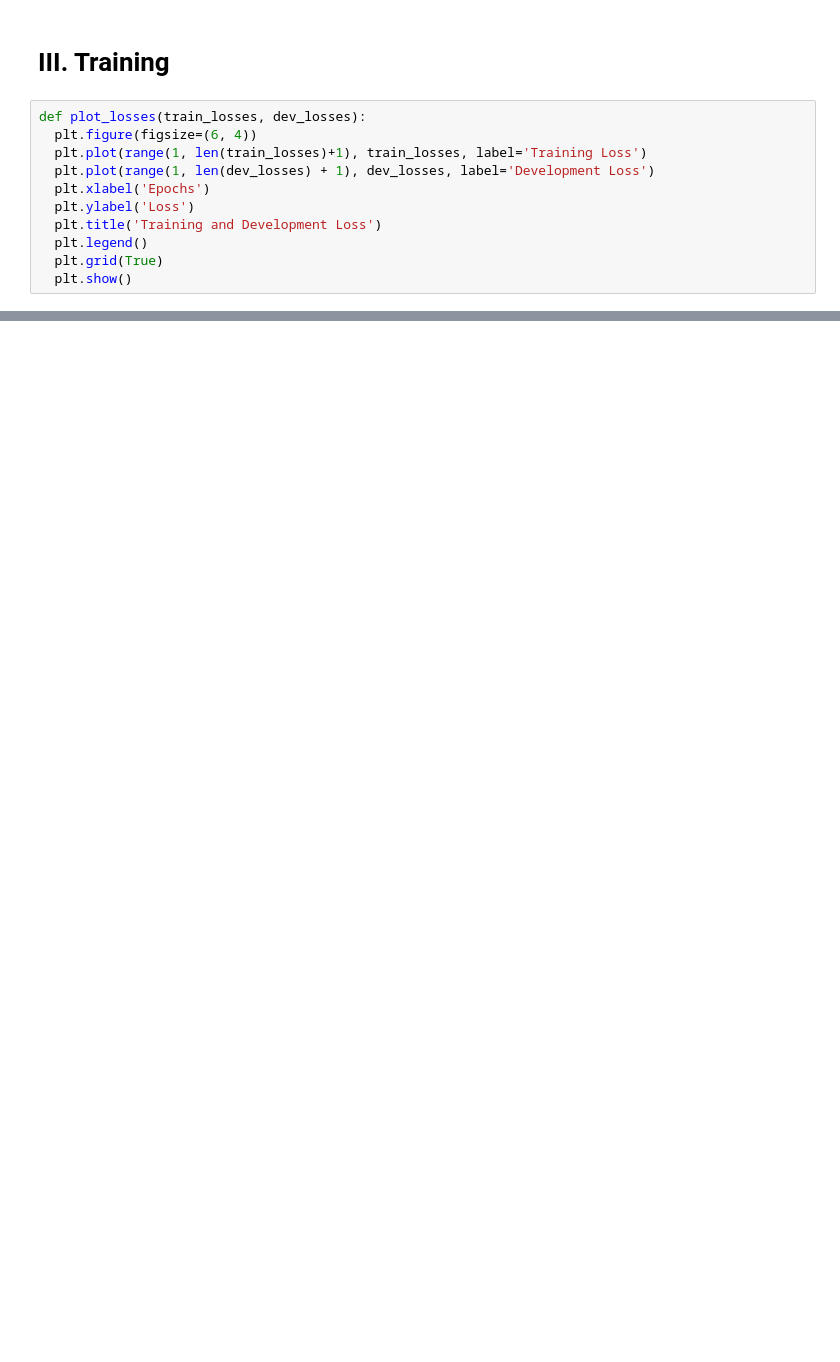
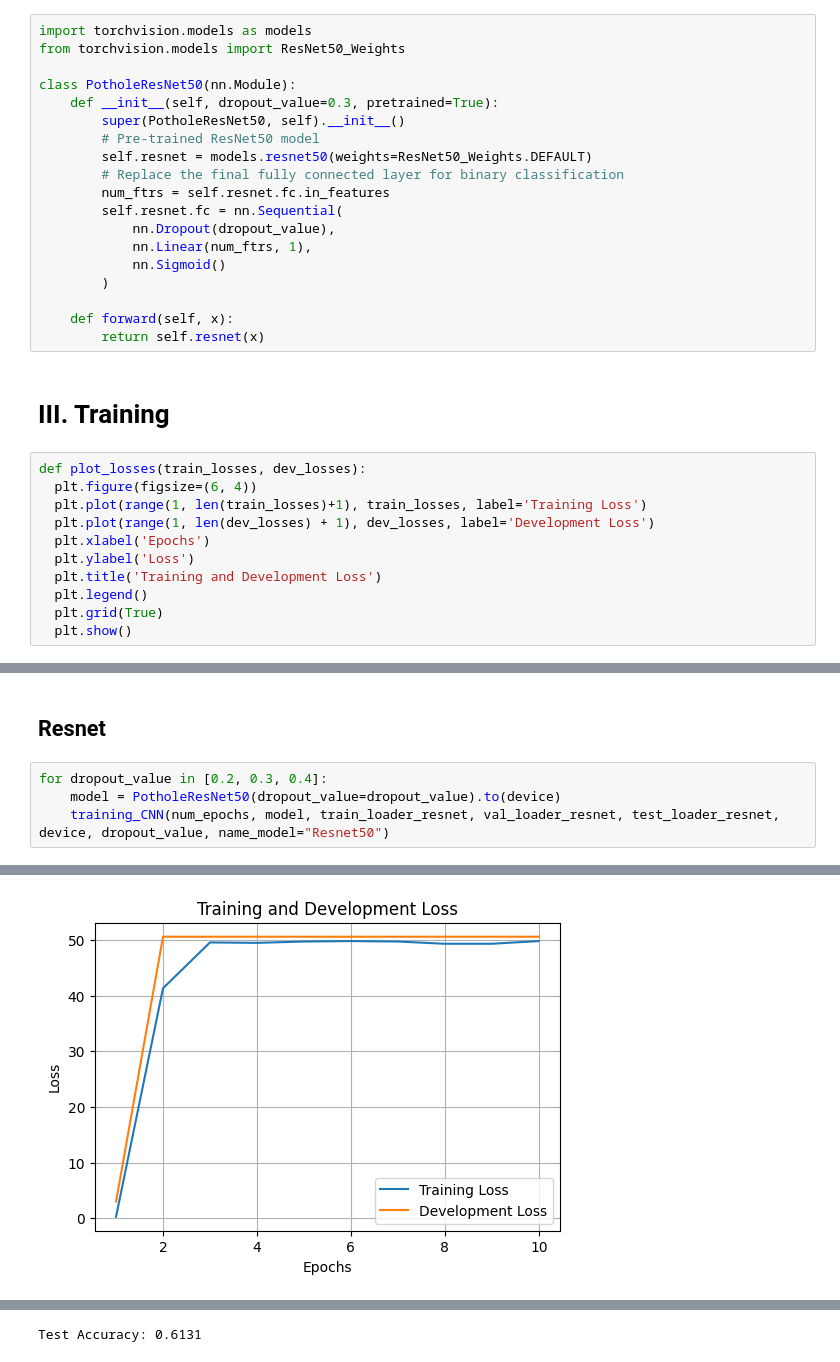
Before and after one commit to Lisa-ach/Computer-vision-project, a Jupyter notebook: Classification/CNN.ipynb, the cells around one changed output, grey strips where cells are left out. Saved outputs shown, nothing was run; the diff lists cells and outputs as text; blank space fills up the shorter version.

Commit message:
Correcting CNN + adding Resnet50

```diff
--- a/Classification/CNN.ipynb
+++ b/Classification/CNN.ipynb
@@ -100,6 +105,25 @@ class PotholeCNN(nn.Module):
         x = self.dropout(x)
         x = self.sigmoid(self.fc2(x))  # Sigmoid activation for binary output
         return x
+# %%
+import torchvision.models as models
+from torchvision.models import ResNet50_Weights
+
+class PotholeResNet50(nn.Module):
+    def __init__(self, dropout_value=0.3, pretrained=True):
+        super(PotholeResNet50, self).__init__()
+        # Pre-trained ResNet50 model
+        self.resnet = models.resnet50(weights=ResNet50_Weights.DEFAULT)
+        # Replace the final fully connected layer for binary classification
+        num_ftrs = self.resnet.fc.in_features
+        self.resnet.fc = nn.Sequential(
+            nn.Dropout(dropout_value),
+            nn.Linear(num_ftrs, 1),
+            nn.Sigmoid()
+        )
+
+    def forward(self, x):
+        return self.resnet(x)
 # %% [markdown]
 # III. Training
 # %%
@@ -248,0 +275,7 @@ Test Accuracy: 0.8759
+# %% [markdown]
+## Resnet
+# %%
+for dropout_value in [0.2, 0.3, 0.4]:
+    model = PotholeResNet50(dropout_value=dropout_value).to(device)
+    training_CNN(num_epochs, model, train_loader_resnet, val_loader_resnet, test_loader_resnet, device, dropout_value, name_model="Resnet50")
+# %% [output]
@@ -248,0 +294 @@ Test Accuracy: 0.8759
+[figure, added]
@@ -248,0 +323 @@ Test Accuracy: 0.8759
+Test Accuracy: 0.6131
```
Also changed, not shown: parts of 9 cells of this notebook.
